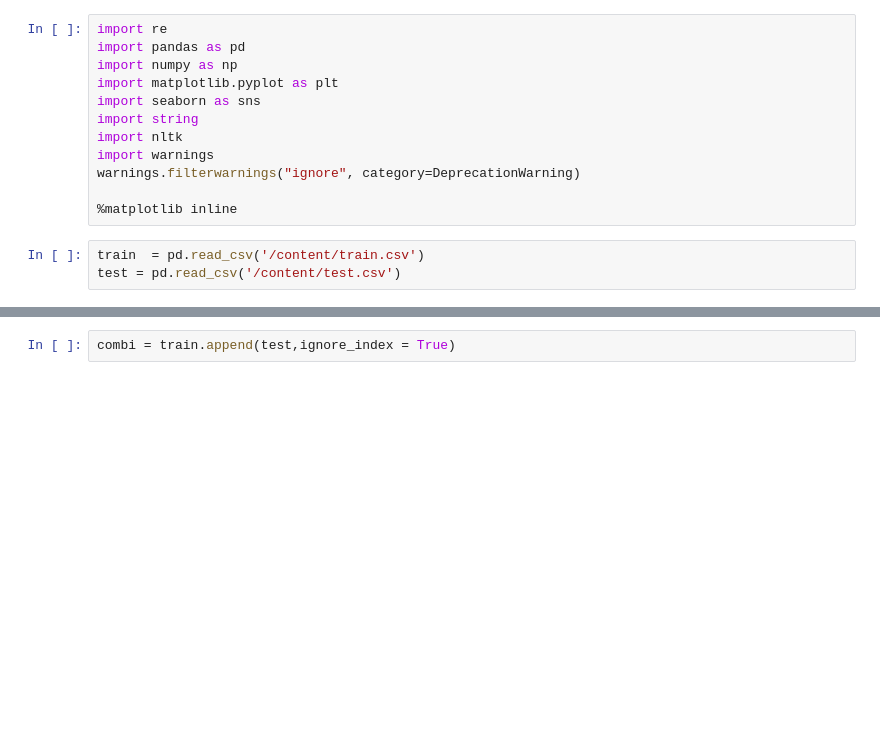
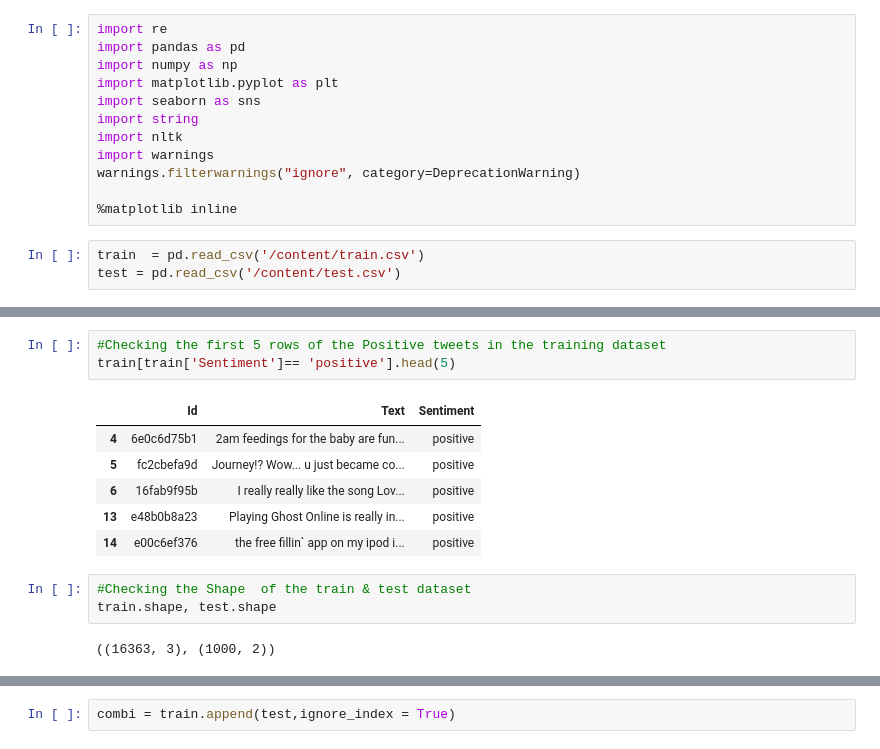
Before and after one commit to ChaithanyaVamshi/Twitter_Sentiment_Analysis, a Jupyter notebook: NLP_Project.ipynb, the cells around one changed output, grey strips where cells are left out. Drawn from its saved outputs; the diff is of its cells as text; blank space fills up the shorter version.

```diff
--- a/NLP_Project.ipynb
+++ b/NLP_Project.ipynb
@@ -66,0 +87,15 @@ Name: Sentiment, dtype: int64
+# %%
+#Checking the first 5 rows of the Positive tweets in the training dataset
+train[train['Sentiment']== 'positive'].head(5)
+# %% [output]
+|  | Id | Text | Sentiment |
+| 4 | 6e0c6d75b1 | 2am feedings for the baby are fun... | positive |
+| 5 | fc2cbefa9d | Journey!? Wow... u just became co... | positive |
+| 6 | 16fab9f95b | I really really like the song Lov... | positive |
+| 13 | e48b0b8a23 | Playing Ghost Online is really in... | positive |
+| 14 | e00c6ef376 | the free fillin` app on my ipod i... | positive |
+# %%
+#Checking the Shape  of the train & test dataset
+train.shape, test.shape
+# %% [output]
+((16363, 3), (1000, 2))
```
Also changed, not shown: parts of 47 cells of this notebook.
